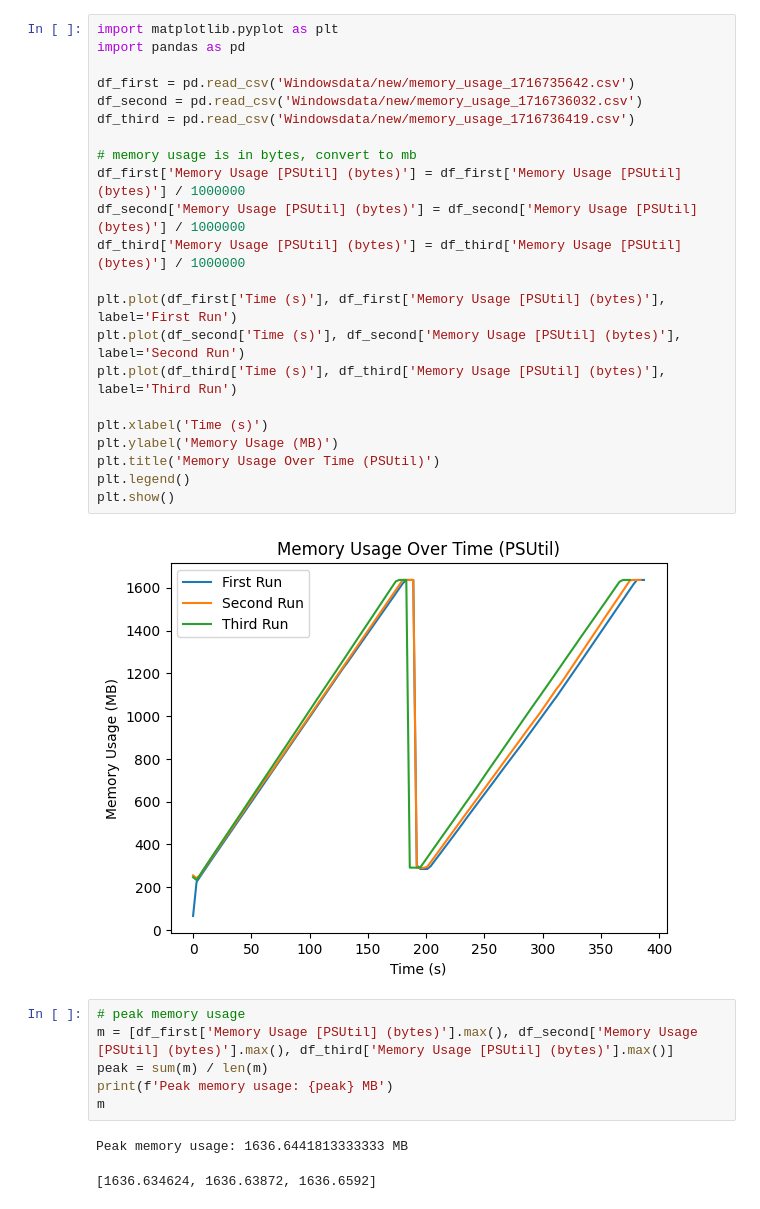
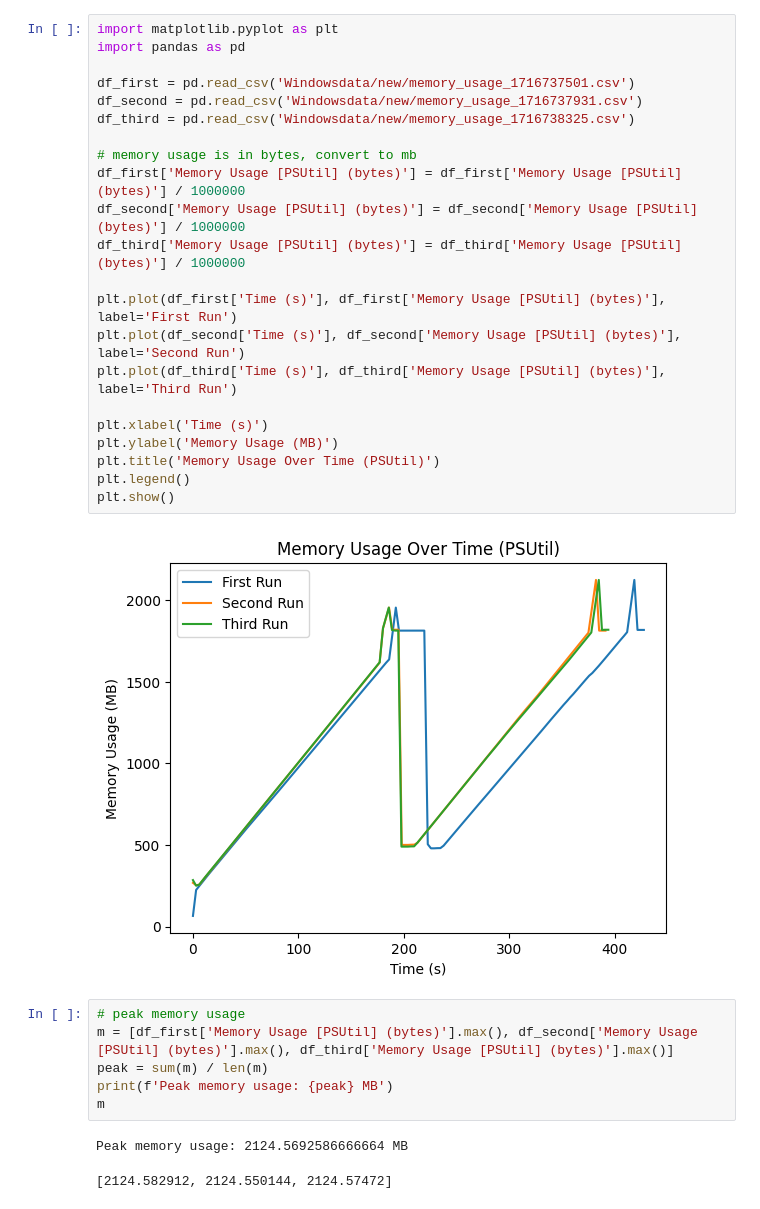
Before and after one commit to kilianbartz/hetcomp, a Jupyter notebook: Aufgabe1/plot_win.ipynb, the cells around one changed output. Saved outputs shown, nothing was run; the diff lists cells and outputs as text.

Commit message:
new plots, renaming

```diff
--- a/Aufgabe1/plot_win.ipynb
+++ b/Aufgabe1/plot_win.ipynb
@@ -1,27 +1,27 @@
 # %%
 import matplotlib.pyplot as plt
 import pandas as pd
 
-df_first = pd.read_csv('Windowsdata/new/memory_usage_1716735642.csv')
-df_second = pd.read_csv('Windowsdata/new/memory_usage_1716736032.csv')
-df_third = pd.read_csv('Windowsdata/new/memory_usage_1716736419.csv')
+df_first = pd.read_csv('Windowsdata/new/memory_usage_1716737501.csv')
+df_second = pd.read_csv('Windowsdata/new/memory_usage_1716737931.csv')
+df_third = pd.read_csv('Windowsdata/new/memory_usage_1716738325.csv')
 
 # memory usage is in bytes, convert to mb
 df_first['Memory Usage [PSUtil] (bytes)'] = df_first['Memory Usage [PSUtil] (bytes)'] / 1000000
 df_second['Memory Usage [PSUtil] (bytes)'] = df_second['Memory Usage [PSUtil] (bytes)'] / 1000000
 df_third['Memory Usage [PSUtil] (bytes)'] = df_third['Memory Usage [PSUtil] (bytes)'] / 1000000
 
 plt.plot(df_first['Time (s)'], df_first['Memory Usage [PSUtil] (bytes)'], label='First Run')
 plt.plot(df_second['Time (s)'], df_second['Memory Usage [PSUtil] (bytes)'], label='Second Run')
 plt.plot(df_third['Time (s)'], df_third['Memory Usage [PSUtil] (bytes)'], label='Third Run')
 
 plt.xlabel('Time (s)')
 plt.ylabel('Memory Usage (MB)')
 plt.title('Memory Usage Over Time (PSUtil)')
 plt.legend()
 plt.show()
 # %% [output]
-[figure, old version]
+[figure, new version]
 # %%
 # peak memory usage
 m = [df_first['Memory Usage [PSUtil] (bytes)'].max(), df_second['Memory Usage [PSUtil] (bytes)'].max(), df_third['Memory Usage [PSUtil] (bytes)'].max()]
@@ -29,8 +29,8 @@ peak = sum(m) / len(m)
 print(f'Peak memory usage: {peak} MB')
 m
 # %% [output]
-Peak memory usage: 1636.6441813333333 MB
+Peak memory usage: 2124.5692586666664 MB
-[1636.634624, 1636.63872, 1636.6592]
+[2124.582912, 2124.550144, 2124.57472]
 # %%
 # starting usage
 starts = [df_first['Memory Usage [PSUtil] (bytes)'][0], df_second['Memory Usage [PSUtil] (bytes)'][0], df_third['Memory Usage [PSUtil] (bytes)'][0]]
```
Also changed, not shown: parts of 1 cell of this notebook, 3 other files.
